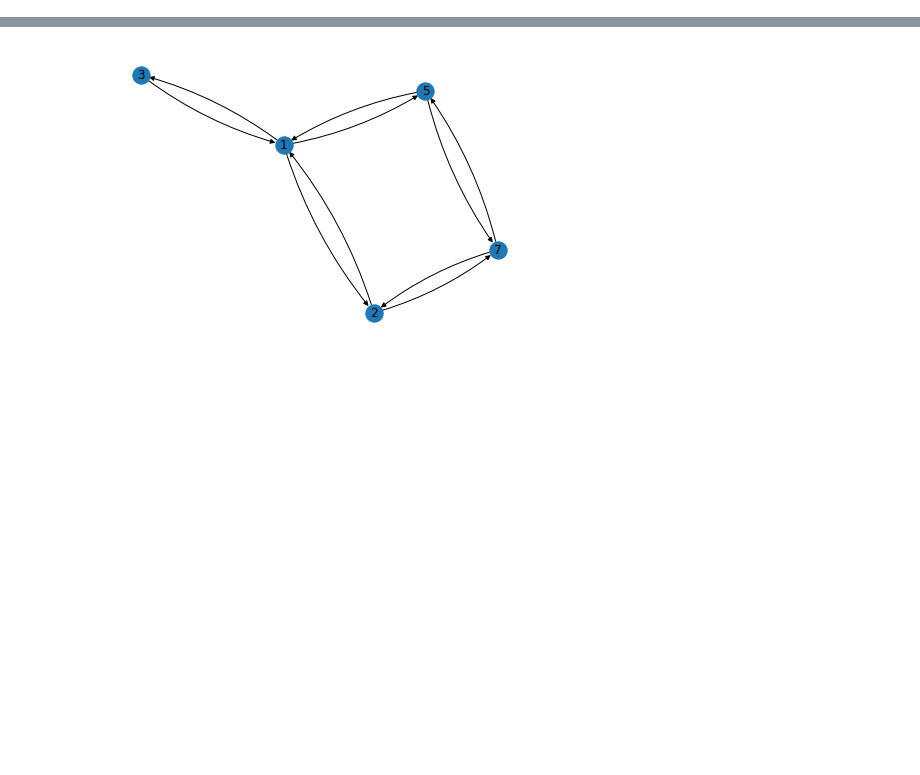
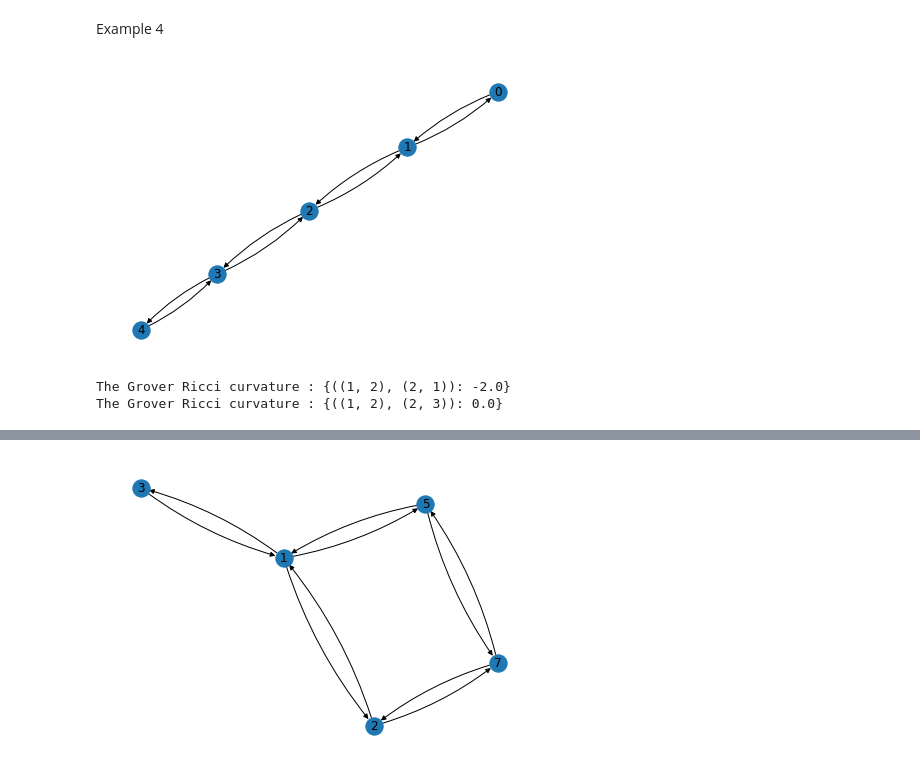
Before and after one commit to YasuakiFujitani/grover-geometry, a Jupyter notebook: main.ipynb, the cells around one changed output, grey strips where cells are left out. Saved outputs shown, nothing was run; the diff lists cells and outputs as text; code cells hidden in the pictures; blank space fills up the shorter version.

```diff
--- a/main.ipynb
+++ b/main.ipynb
@@ -0,0 +20,11 @@
+# %% [markdown]
+Example 4
+# %%
+G_line=ArcGraph([(0,1),(1,2),(2,3),(3,4)])
+G_line.plot()
+print("The Grover Ricci curvature :", G_line.ricci((1,2),(2,1)))
+print("The Grover Ricci curvature :", G_line.ricci((1,2),(2,3)))
+# %% [output]
+[figure, added]
+The Grover Ricci curvature : {((1, 2), (2, 1)): -2.0}
+The Grover Ricci curvature : {((1, 2), (2, 3)): 0.0}
```
Also changed, not shown: parts of 29 cells of this notebook, 5 other files.
